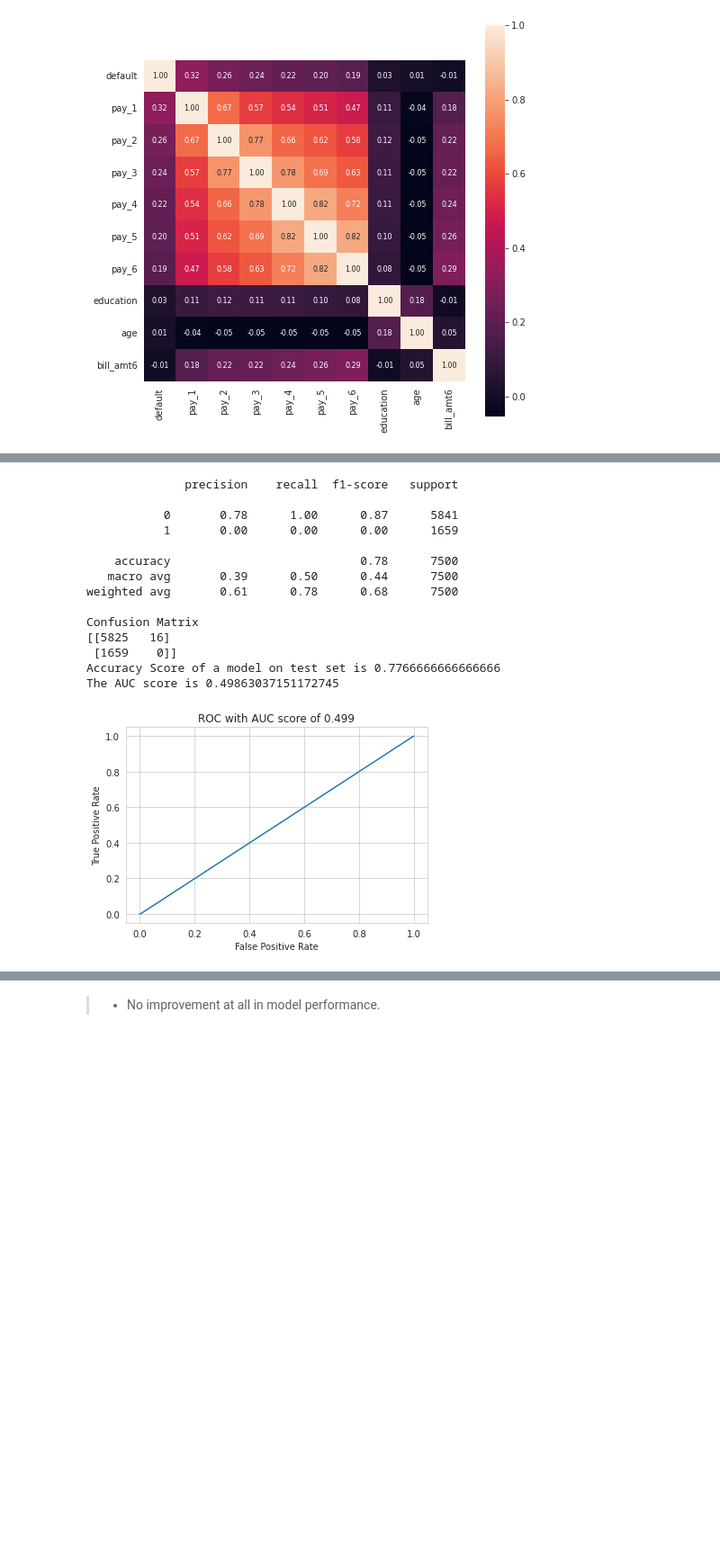
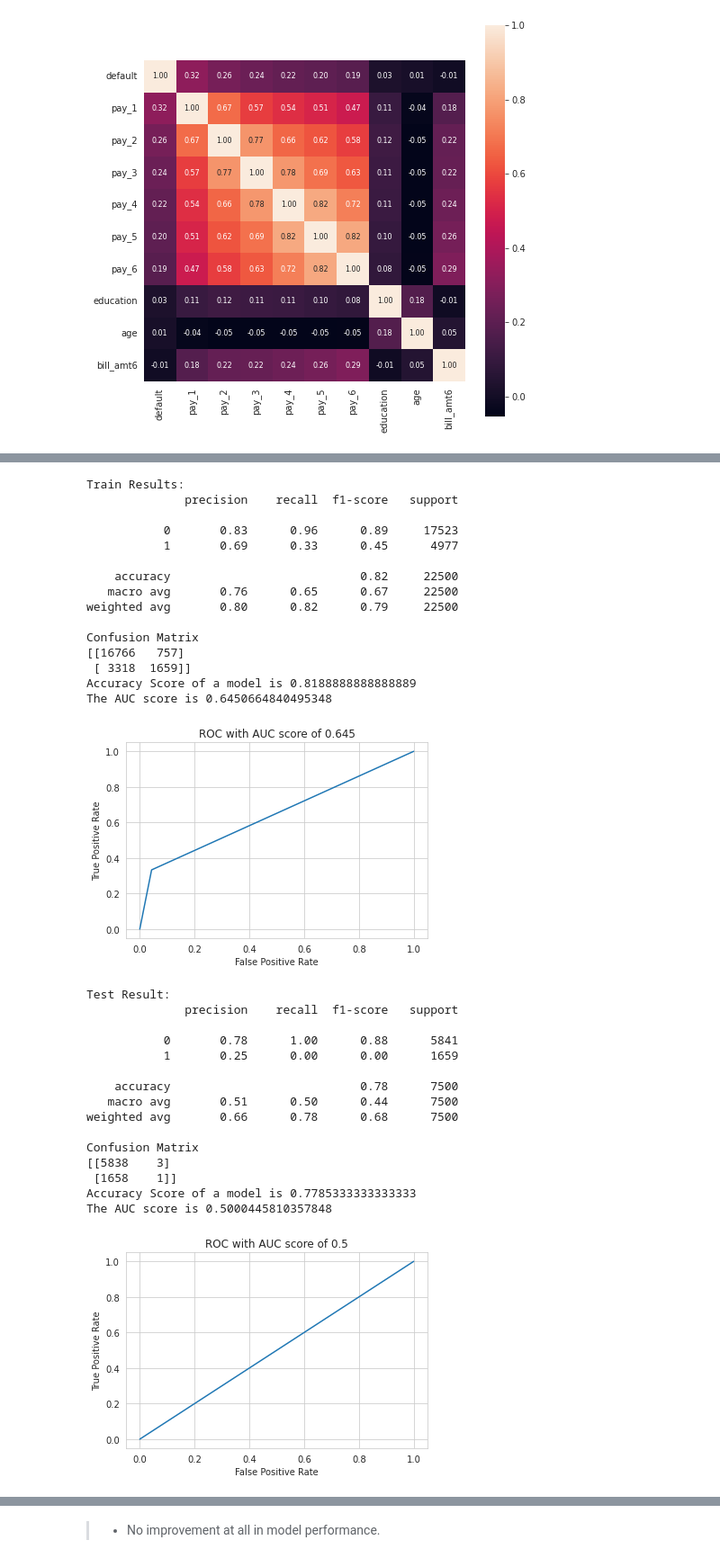
Before and after one commit to yesmkaran/Writing-a-Data-Scientist-Blog-Post-Project, a Jupyter notebook: credit-card-default.ipynb, the cells around one changed output, grey strips where cells are left out. Shown: that part at 90% size. Saved outputs shown, nothing was run; the diff lists cells and outputs as text; code cells hidden in the pictures; blank space fills up the shorter version.

```diff
--- a/credit-card-default.ipynb
+++ b/credit-card-default.ipynb
@@ -316,40 +380,46 @@ log_reg = LogisticRegression()
 log_reg.fit(X_train, y_train)
 
 # Predict on test data
-y_pred_log_reg_1 = log_reg.predict(X_test)
+y_pred_train = log_reg.predict(X_train)
+y_pred_test = log_reg.predict(X_test)
-# %%
-# ROC & AUC
-def calculate_metrics(y_test, y_pred):
-    print(classification_report(y_test, y_pred))
-    print(f'Confusion Matrix \n{confusion_matrix(y_test, y_pred)}')
-    print(f'Accuracy Score of a model on test set is {accuracy_score(y_test, y_pred)}')
-
-    fpr, tpr, thresh = roc_curve(y_test, y_pred)
-    auc_score_log_reg = roc_auc_score(y_test, y_pred)
-    print(f'The AUC score is {auc_score_log_reg}')
-
-    plt.plot(fpr, tpr)
-    plt.title(f'ROC with AUC score of {round(auc_score_log_reg, 3)}')
-    plt.xlabel('False Positive Rate')
-    plt.ylabel('True Positive Rate')
-    plt.show()
 # %%
 # Print the metrics
-calculate_metrics(y_test, y_pred_log_reg_1)
+print('Train Results:')
+calculate_metrics(y_train, y_pred_train)
+print('\n')
+print('Test Result:')
+calculate_metrics(y_test, y_pred_test)
 # %% [output]
+Train Results:
               precision    recall  f1-score   support
 
-           0       0.78      1.00      0.87      5841
-           1       0.00      0.00      0.00      1659
+           0       0.83      0.96      0.89     17523
+           1       0.69      0.33      0.45      4977
 
-    accuracy                           0.78      7500
-   macro avg       0.39      0.50      0.44      7500
-weighted avg       0.61      0.78      0.68      7500
+    accuracy                           0.82     22500
+   macro avg       0.76      0.65      0.67     22500
+weighted avg       0.80      0.82      0.79     22500
 
 Confusion Matrix
-[[5825   16]
- [1659    0]]
-Accuracy Score of a model on test set is 0.7766666666666666
-The AUC score is 0.49863037151172745
+[[16766   757]
+ [ 3318  1659]]
+Accuracy Score of a model is 0.8188888888888889
+The AUC score is 0.6450664840495348
-[figure, old version]
+[figure, new version]
+Test Result:
+              precision    recall  f1-score   support
+
+           0       0.78      1.00      0.88      5841
+           1       0.25      0.00      0.00      1659
+
+    accuracy                           0.78      7500
+   macro avg       0.51      0.50      0.44      7500
+weighted avg       0.66      0.78      0.68      7500
+
+Confusion Matrix
+[[5838    3]
+ [1658    1]]
+Accuracy Score of a model is 0.7785333333333333
+The AUC score is 0.5000445810357848
+[figure, added]
 # %% [markdown]
```
Also changed, not shown: parts of 40 cells of this notebook.
